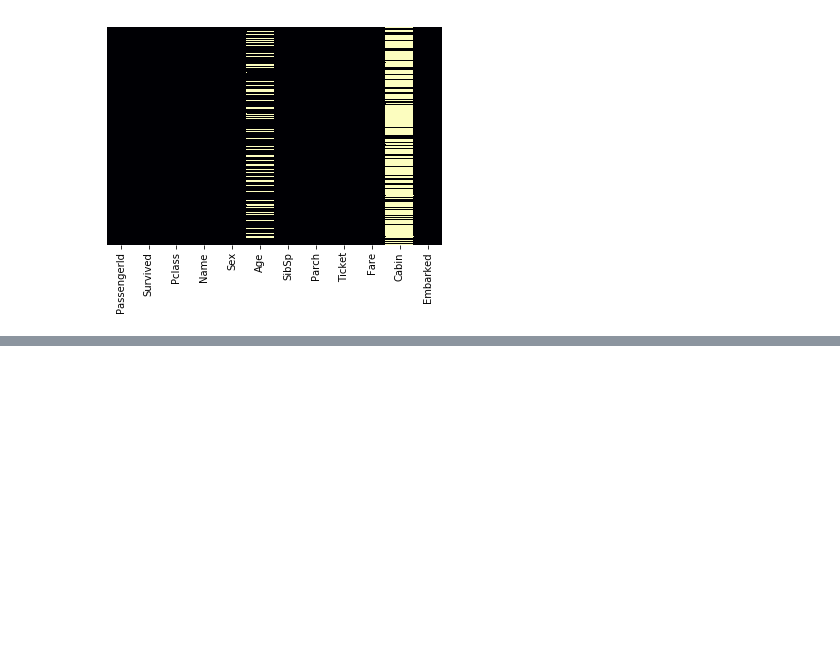
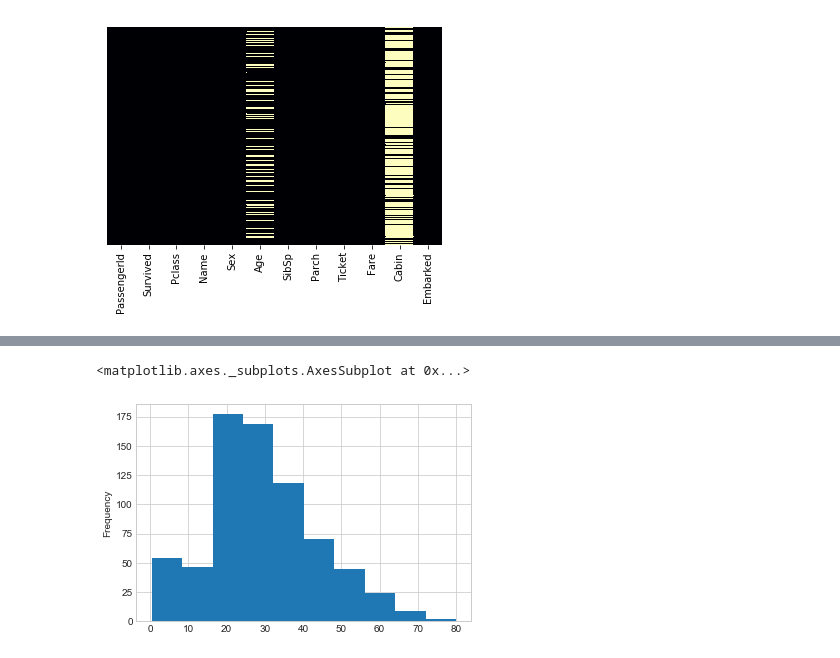
Before and after one commit to subhamsarangi/ML, a Jupyter notebook: 2. Logistic Regression/Logistic Regression.ipynb, the cells around one changed output, grey strips where cells are left out. Cells and saved outputs as stored; diff of their text form; code cells hidden in the pictures; blank space fills up the shorter version.

```diff
--- a/2. Logistic Regression/Logistic Regression.ipynb
+++ b/2. Logistic Regression/Logistic Regression.ipynb
@@ -50,0 +63,5 @@ sns.heatmap(train.isnull(),cbar=False, cmap='magma',yticklabels=False)
+# %%
+train['Age'].plot.hist()
+# %% [output]
+<matplotlib.axes._subplots.AxesSubplot at 0x...>
+[figure, added]
```
Also changed, not shown: parts of 4 cells of this notebook.
